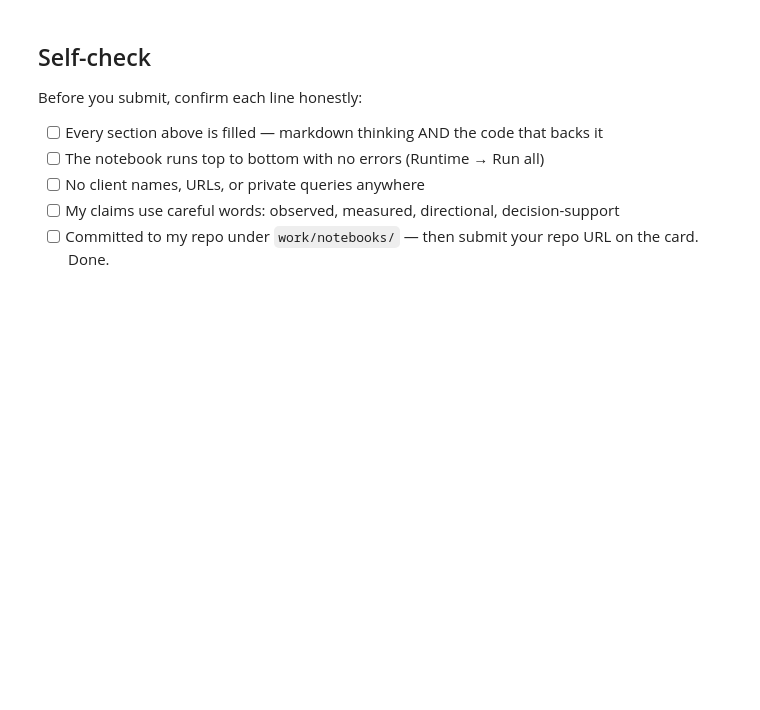
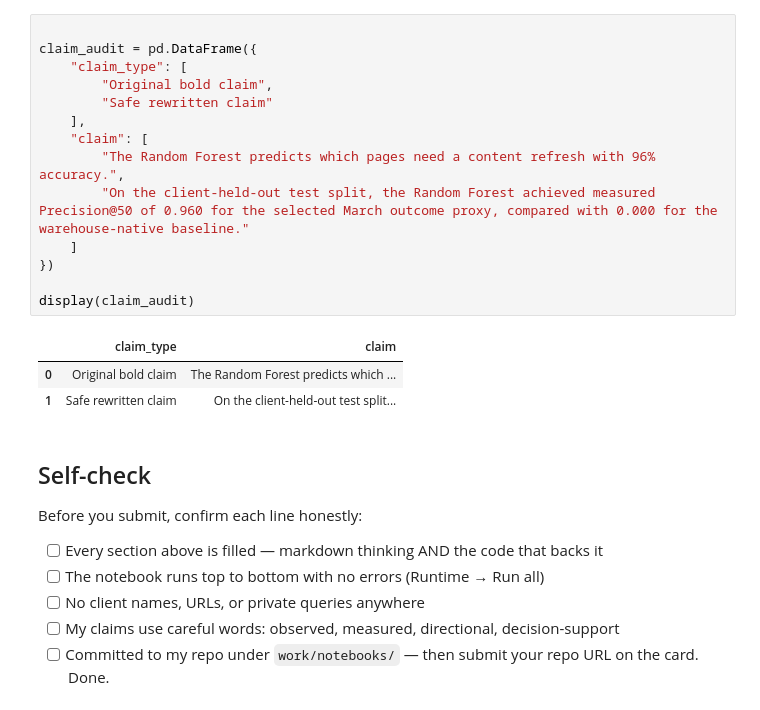
Before and after one commit to Srinadh2314/srinadh-flyrank-intership, a Jupyter notebook: work/notebooks/w06_validation_audit.ipynb, the cells around one changed output. Saved outputs shown, nothing was run; the diff lists cells and outputs as text; blank space fills up the shorter version.

```diff
--- a/work/notebooks/w06_validation_audit.ipynb
+++ b/work/notebooks/w06_validation_audit.ipynb
@@ -37,3 +263,21 @@ This skeleton is yours to fill. Work the sections **in order** — each one has
+# %%
+
+claim_audit = pd.DataFrame({
+    "claim_type": [
+        "Original bold claim",
+        "Safe rewritten claim"
+    ],
+    "claim": [
+        "The Random Forest predicts which pages need a content refresh with 96% accuracy.",
+        "On the client-held-out test split, the Random Forest achieved measured Precision@50 of 0.960 for the selected March outcome proxy, compared with 0.000 for the warehouse-native baseline."
+    ]
+})
+
+display(claim_audit)
+# %% [output]
+|  | claim_type | claim |
+| 0 | Original bold claim | The Random Forest predicts which ... |
+| 1 | Safe rewritten claim | On the client-held-out test split... |
 # %% [markdown]
 ## Self-check
 
```
Also changed, not shown: parts of 15 cells of this notebook.
